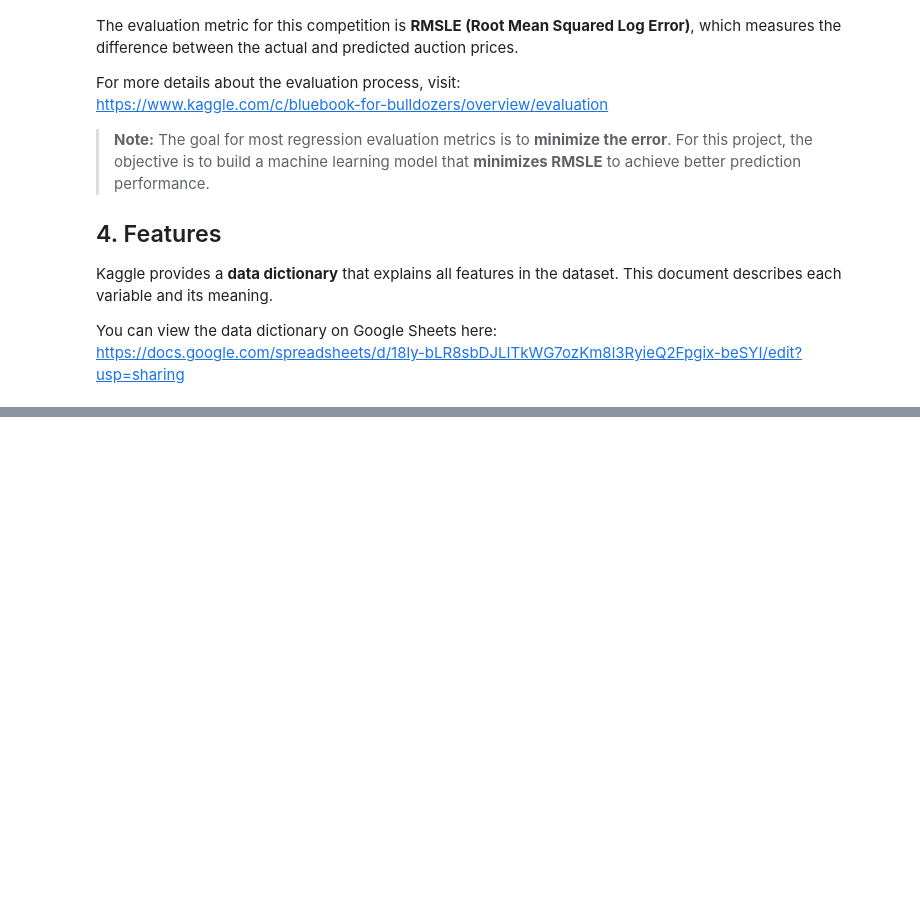
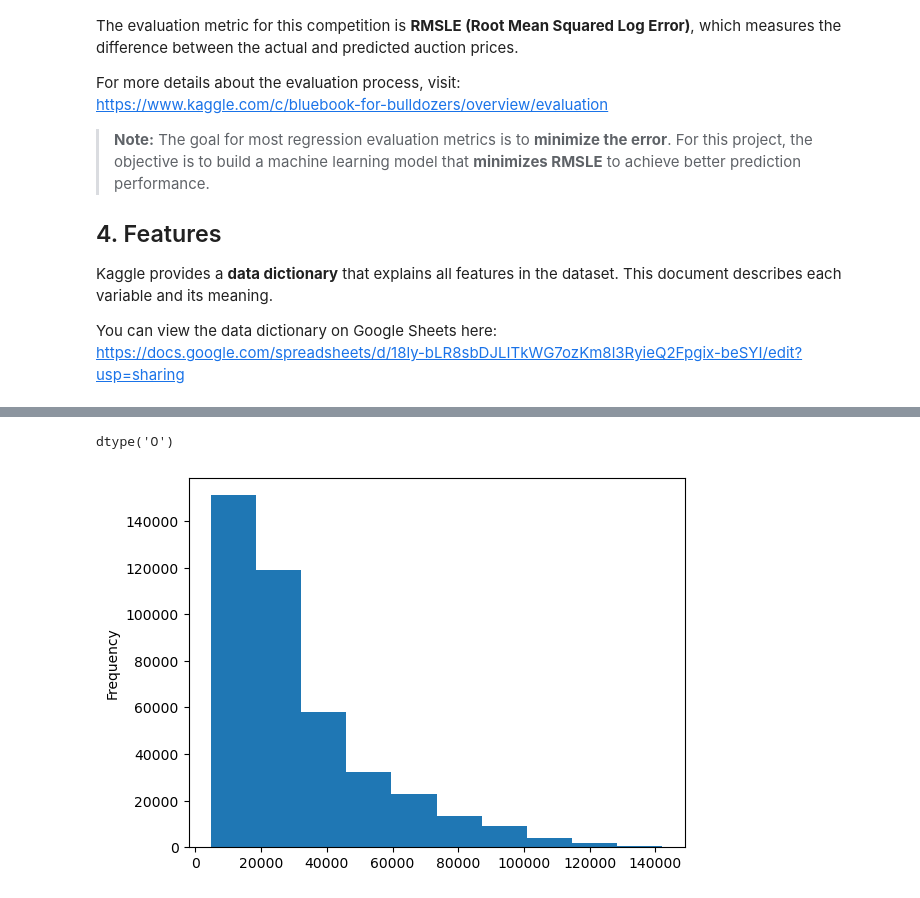
Before and after one commit to Xev2c/bulldozer-price-prediction-ml, a Jupyter notebook: end-to-end-bulldozer-price-regression.ipynb, the cells around one changed output, grey strips where cells are left out. Cells and saved outputs as stored; diff of their text form; code cells hidden in the pictures; blank space fills up the shorter version.

```diff
--- a/end-to-end-bulldozer-price-regression.ipynb
+++ b/end-to-end-bulldozer-price-regression.ipynb
@@ -38,0 +119,8 @@ import sklearn
+# %%
+df.saledate.dtype
+# %% [output]
+dtype('O')
+# %%
+df.SalePrice.plot.hist();
+# %% [output]
+[figure, added]
```
Also changed, not shown: parts of 6 cells of this notebook.
